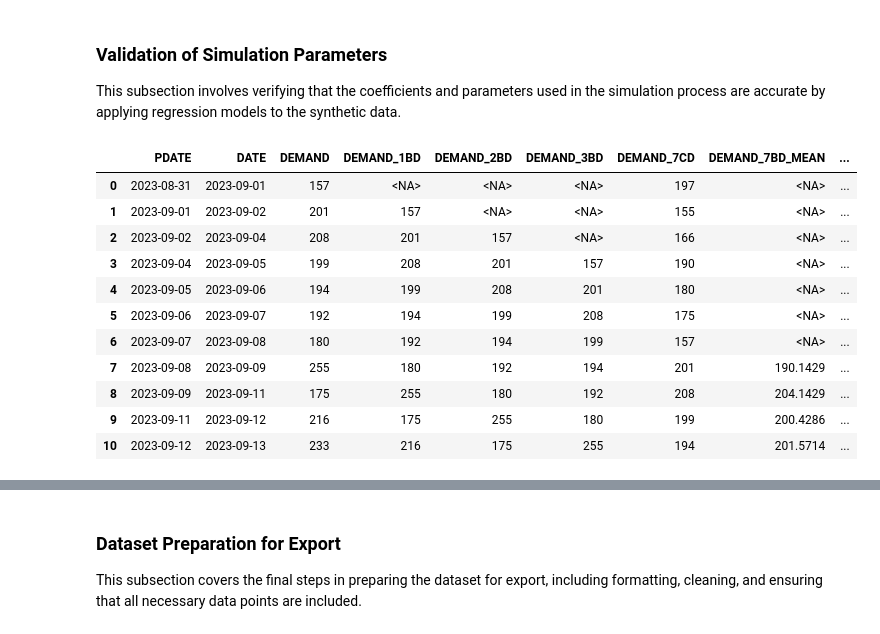
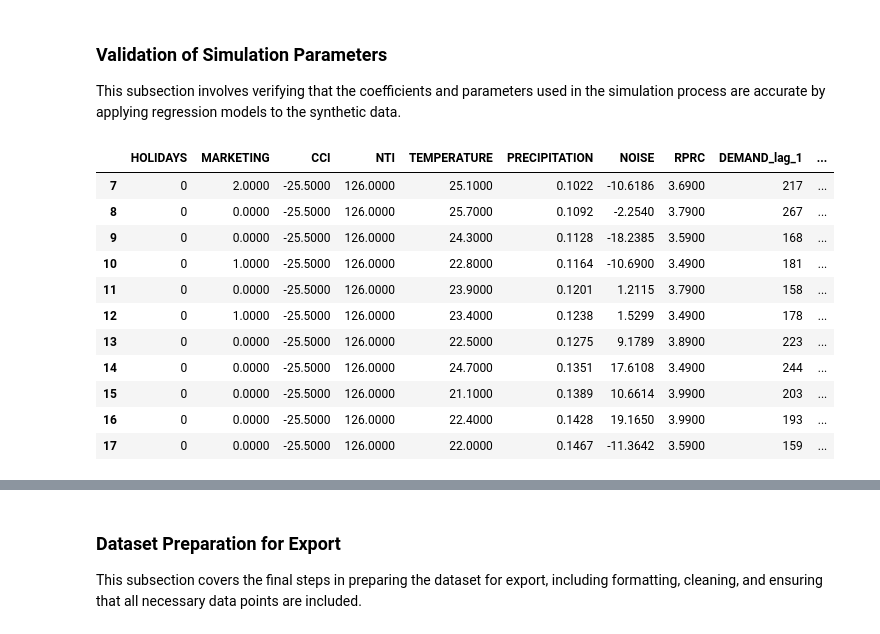
Before and after one commit to saschaschworm/big-data-and-data-science, a Jupyter notebook: notebooks/demand-forecasting.ipynb, the cells around one changed output, grey strips where cells are left out. Cells and saved outputs as stored; diff of their text form; code cells hidden in the pictures.

```diff
--- a/notebooks/demand-forecasting.ipynb
+++ b/notebooks/demand-forecasting.ipynb
@@ -439,21 +448,3 @@ df__demand__metrics
 ### Validation of Simulation Parameters
 
 This subsection involves verifying that the coefficients and parameters used in the simulation process are accurate by applying regression models to the synthetic data.
-# %%
-df__demand__verification = df__demand__raw.copy(deep=True)
-df__demand__verification = df__demand__verification.drop(["PDATEINT", "DATEINT"], axis=1)
-df__demand__verification = df__demand__verification.drop(df__demand__verification.columns[df__demand__verification.columns.str.startswith(("OHE__", "ORD__", "CE__", "NA__", "OUT__"))], axis=1)
-df__demand__verification.head(11)
-# %% [output]
-|  | PDATE | DATE | DEMAND | DEMAND_1BD | DEMAND_2BD | DEMAND_3BD | DEMAND_7CD | DEMAND_7BD_MEAN | ... |
-| 0 | 2023-08-31 | 2023-09-01 | 157 | <NA> | <NA> | <NA> | 197 | <NA> | ... |
-| 1 | 2023-09-01 | 2023-09-02 | 201 | 157 | <NA> | <NA> | 155 | <NA> | ... |
-| 2 | 2023-09-02 | 2023-09-04 | 208 | 201 | 157 | <NA> | 166 | <NA> | ... |
-| 3 | 2023-09-04 | 2023-09-05 | 199 | 208 | 201 | 157 | 190 | <NA> | ... |
-| 4 | 2023-09-05 | 2023-09-06 | 194 | 199 | 208 | 201 | 180 | <NA> | ... |
-| 5 | 2023-09-06 | 2023-09-07 | 192 | 194 | 199 | 208 | 175 | <NA> | ... |
-| 6 | 2023-09-07 | 2023-09-08 | 180 | 192 | 194 | 199 | 157 | <NA> | ... |
-| 7 | 2023-09-08 | 2023-09-09 | 255 | 180 | 192 | 194 | 201 | 190.1429 | ... |
-| 8 | 2023-09-09 | 2023-09-11 | 175 | 255 | 180 | 192 | 208 | 204.1429 | ... |
-| 9 | 2023-09-11 | 2023-09-12 | 216 | 175 | 255 | 180 | 199 | 200.4286 | ... |
-| 10 | 2023-09-12 | 2023-09-13 | 233 | 216 | 175 | 255 | 194 | 201.5714 | ... |
@@ -470 +480,17 @@ pipeline = pipeline.fit(df__demand__verification.loc[7:].drop(["PDATE", "DATE",
+# %%
+features = ["TDATE", "DEMAND", "SEASON", "HOLIDAYS", "MARKETING", "PROMOTION", "CAF", "CCI", "NTI", "TEMPERATURE", "PRECIPITATION", "NOISE", "RPRC"]
+pipeline[:-1].fit_transform(df__demand__raw[features], df__demand__raw["DEMAND"]).head(11)
+# %% [output]
+|  | HOLIDAYS | MARKETING | CCI | NTI | TEMPERATURE | PRECIPITATION | NOISE | RPRC | DEMAND_lag_1 | ... |
+| 7 | 0 | 2.0000 | -25.5000 | 126.0000 | 25.1000 | 0.1022 | -10.6186 | 3.6900 | 217 | ... |
+| 8 | 0 | 0.0000 | -25.5000 | 126.0000 | 25.7000 | 0.1092 | -2.2540 | 3.7900 | 267 | ... |
+| 9 | 0 | 0.0000 | -25.5000 | 126.0000 | 24.3000 | 0.1128 | -18.2385 | 3.5900 | 168 | ... |
+| 10 | 0 | 1.0000 | -25.5000 | 126.0000 | 22.8000 | 0.1164 | -10.6900 | 3.4900 | 181 | ... |
+| 11 | 0 | 0.0000 | -25.5000 | 126.0000 | 23.9000 | 0.1201 | 1.2115 | 3.7900 | 158 | ... |
+| 12 | 0 | 1.0000 | -25.5000 | 126.0000 | 23.4000 | 0.1238 | 1.5299 | 3.4900 | 178 | ... |
+| 13 | 0 | 0.0000 | -25.5000 | 126.0000 | 22.5000 | 0.1275 | 9.1789 | 3.8900 | 223 | ... |
+| 14 | 0 | 0.0000 | -25.5000 | 126.0000 | 24.7000 | 0.1351 | 17.6108 | 3.4900 | 244 | ... |
+| 15 | 0 | 0.0000 | -25.5000 | 126.0000 | 21.1000 | 0.1389 | 10.6614 | 3.9900 | 203 | ... |
+| 16 | 0 | 0.0000 | -25.5000 | 126.0000 | 22.4000 | 0.1428 | 19.1650 | 3.9900 | 193 | ... |
+| 17 | 0 | 0.0000 | -25.5000 | 126.0000 | 22.0000 | 0.1467 | -11.3642 | 3.5900 | 159 | ... |
 # %%
```
Also changed, not shown: parts of 24 cells of this notebook, 3 other files.
